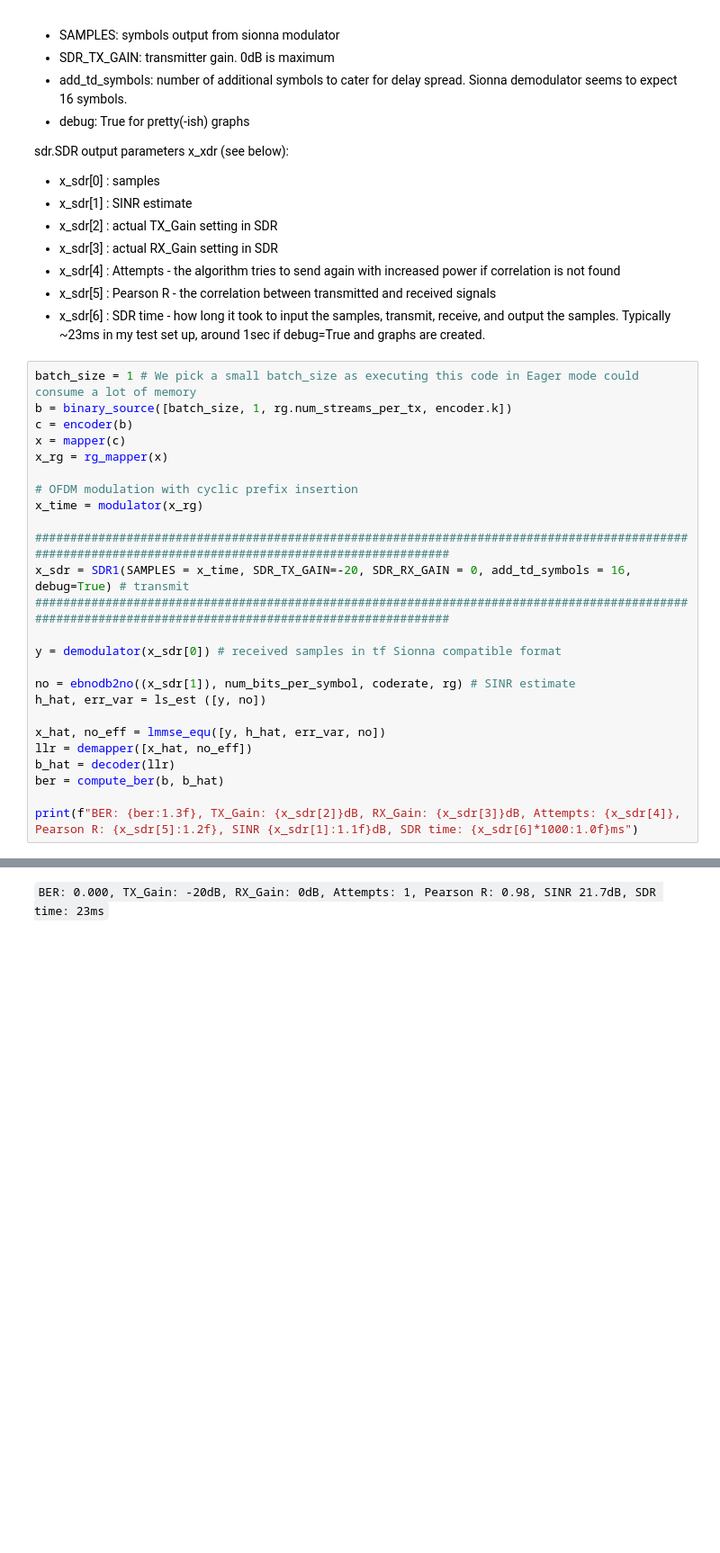
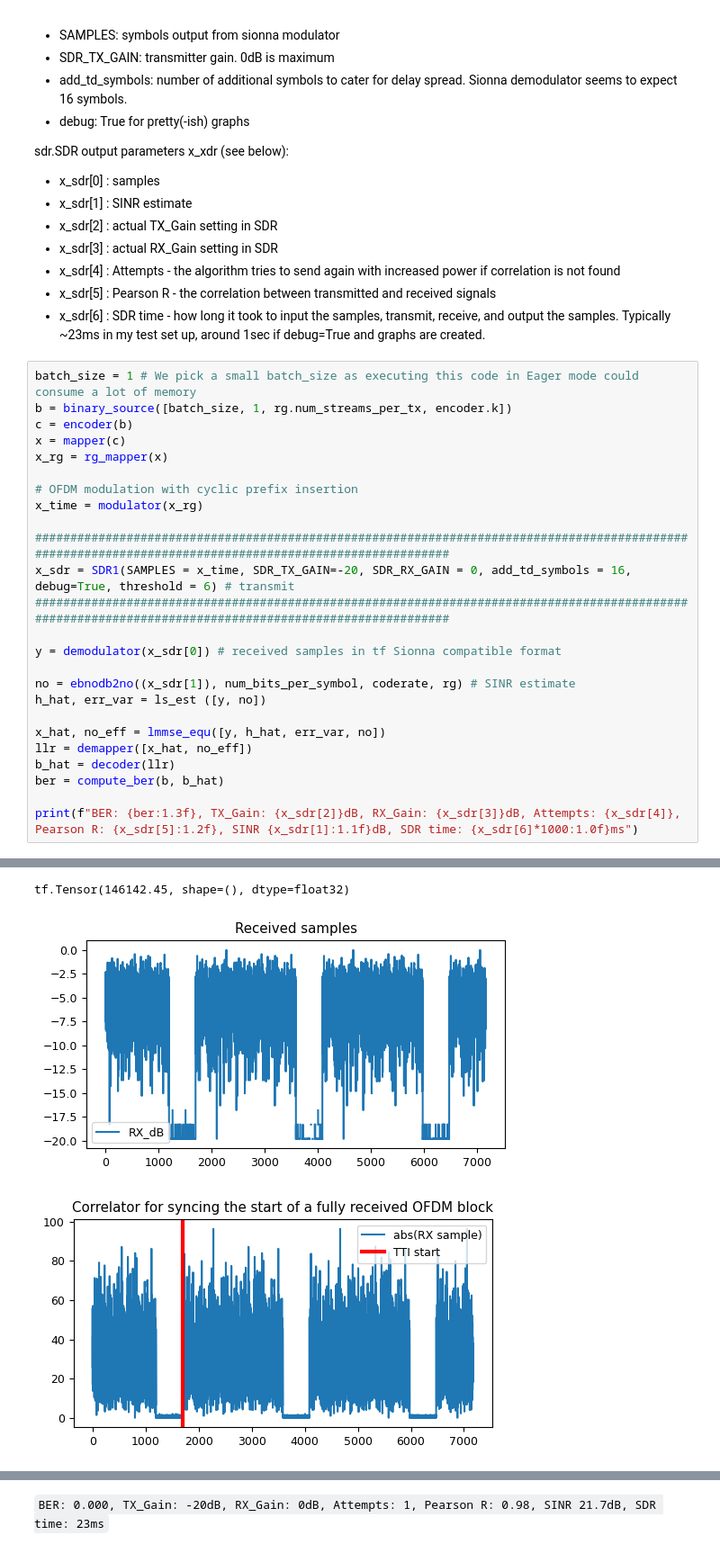
Before and after one commit to rikluost/sionna-PlutoSDR, a Jupyter notebook: Sionna_Pluto_SDR.ipynb, the cells around one changed output, grey strips where cells are left out. Shown at 90% size. Drawn from its saved outputs; the diff is of its cells as text; blank space fills up the shorter version.

```diff
--- a/Sionna_Pluto_SDR.ipynb
+++ b/Sionna_Pluto_SDR.ipynb
@@ -152,7 +169,7 @@ x_rg = rg_mapper(x)
 x_time = modulator(x_rg)
 
 ########################################################################################################################################################
-x_sdr = SDR1(SAMPLES = x_time, SDR_TX_GAIN=-20, SDR_RX_GAIN = 0, add_td_symbols = 16, debug=True) # transmit
+x_sdr = SDR1(SAMPLES = x_time, SDR_TX_GAIN=-20, SDR_RX_GAIN = 0, add_td_symbols = 16, debug=True, threshold = 6) # transmit
 ########################################################################################################################################################
 
 y = demodulator(x_sdr[0]) # received samples in tf Sionna compatible format
@@ -166,3 +183,4 @@ b_hat = decoder(llr)
 ber = compute_ber(b, b_hat)
 
 print(f"BER: {ber:1.3f}, TX_Gain: {x_sdr[2]}dB, RX_Gain: {x_sdr[3]}dB, Attempts: {x_sdr[4]}, Pearson R: {x_sdr[5]:1.2f}, SINR {x_sdr[1]:1.1f}dB, SDR time: {x_sdr[6]*1000:1.0f}ms")
+# %% [output]
@@ -168,0 +188,3 @@ print(f"BER: {ber:1.3f}, TX_Gain: {x_sdr[2]}dB, RX_Gain: {x_sdr[3]}dB, Attempts:
+tf.Tensor(146142.45, shape=(), dtype=float32)
+[figure, added]
+[figure, added]
```
Also changed, not shown: parts of 6 cells of this notebook, 10 other files.
